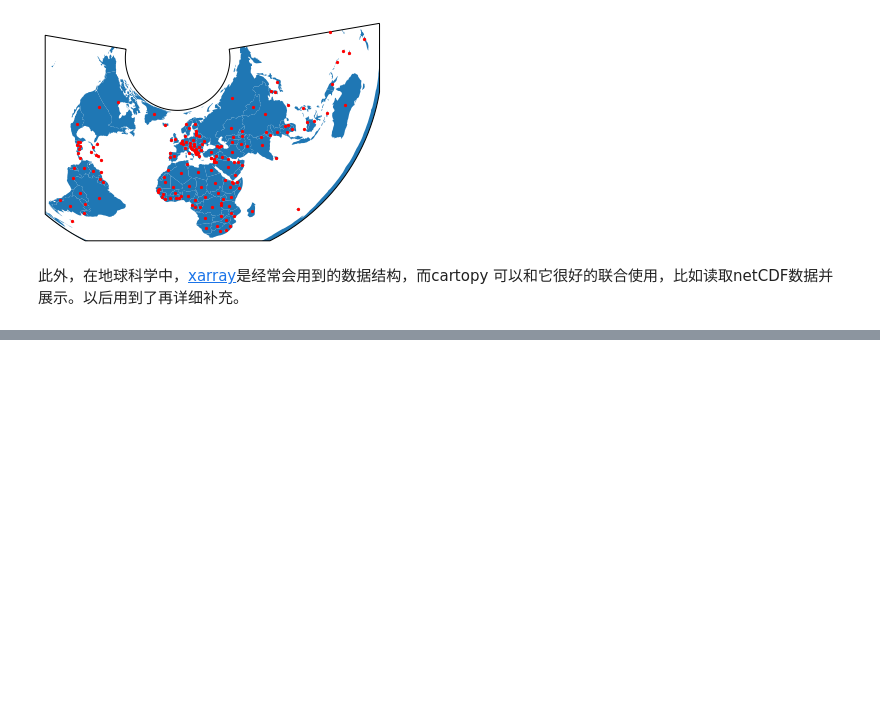
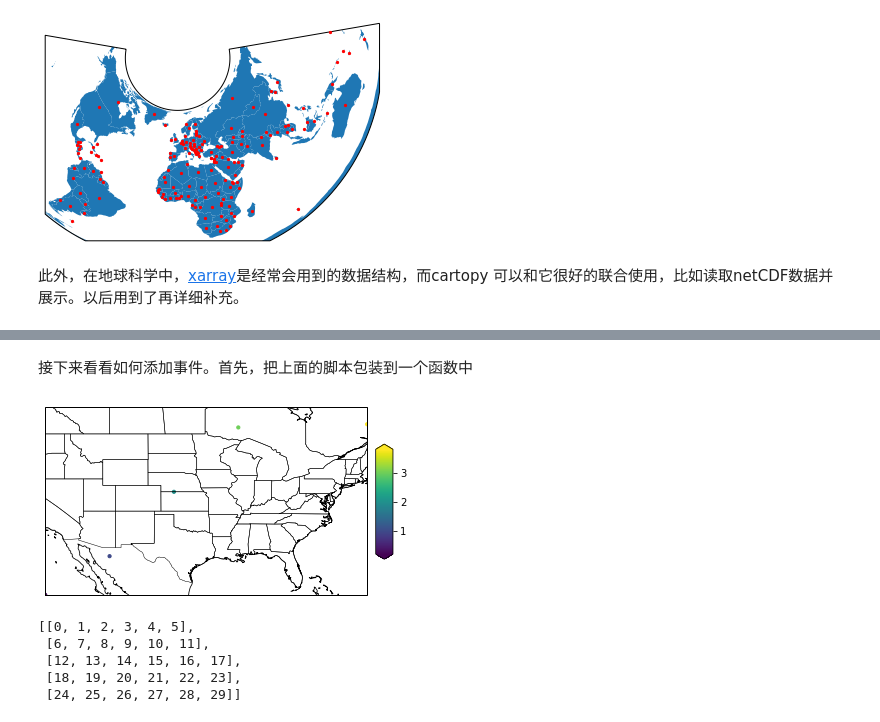
Before and after one commit to iHeadWater/hydrus, a Jupyter notebook: 3-gis-pyviz/cartopy.ipynb, the cells around one changed output, grey strips where cells are left out. Cells and saved outputs as stored; diff of their text form; code cells hidden in the pictures; blank space fills up the shorter version.

```diff
--- a/3-gis-pyviz/cartopy.ipynb
+++ b/3-gis-pyviz/cartopy.ipynb
@@ -462,0 +517,51 @@ plt.show()
+# %% [markdown]
+接下来看看如何添加事件。首先，把上面的脚本包装到一个函数中
+# %%
+import matplotlib.pyplot as plt
+import cartopy.crs as ccrs
+from cartopy.feature import NaturalEarthFeature
+def plot_map_carto(data, lat, lon, pertile_range=None):
+    vmin = np.percentile(temp, 5)
+    vmax = np.percentile(temp, 95)
+    llcrnrlat = np.min(lat),
+    urcrnrlat = np.max(lat),
+    llcrnrlon = np.min(lon),
+    urcrnrlon = np.max(lon),
+    extent = [llcrnrlon[0], urcrnrlon[0], llcrnrlat[0], urcrnrlat[0]]
+    # Figure
+    fig = plt.figure()
+    ax = plt.axes(projection=ccrs.PlateCarree())
+    ax.set_extent(extent)
+    states = NaturalEarthFeature(category="cultural", scale="50m",
+                                 facecolor="none",
+                                 name="admin_1_states_provinces_shp")
+    ax.add_feature(states, linewidth=.5, edgecolor="black")
+    ax.coastlines('50m', linewidth=0.8)
+    # auto projection
+    pcm = ax.scatter(lon, lat, c=temp, s=10, cmap='viridis', vmin=vmin, vmax=vmax)
+    # colorbar
+    fig.subplots_adjust(right=0.87)
+    cbar_ax = fig.add_axes([0.89, 0.3, 0.04, 0.4])
+    cbar = fig.colorbar(pcm, cax=cbar_ax, extend='both', orientation='vertical')
+    plt.show()
+
+data = np.arange(5)
+lat = [ 24, 30,40,50,50.5]
+lon = [-120, -110,-100,-90, -70]
+plot_map_carto(data, lat, lon)
+# %% [output]
+[figure, added]
+# %%
+data_map = np.arange(5).tolist()
+lat = [ 24, 30,40,50,50.5]
+lon = [-120, -110,-100,-90, -70]
+data_ts_np = np.arange(30).reshape(5,6)
+data_ts = [data_ts_temp.tolist() for data_ts_temp in data_ts_np]
+t = np.arange(6).tolist()
+plot_ts_map(data_map, data_ts, lat, lon, t)
+# %% [output]
+[[0, 1, 2, 3, 4, 5],
+ [6, 7, 8, 9, 10, 11],
+ [12, 13, 14, 15, 16, 17],
+ [18, 19, 20, 21, 22, 23],
+ [24, 25, 26, 27, 28, 29]]
```
Also changed, not shown: parts of 5 cells of this notebook, 2 other files.
